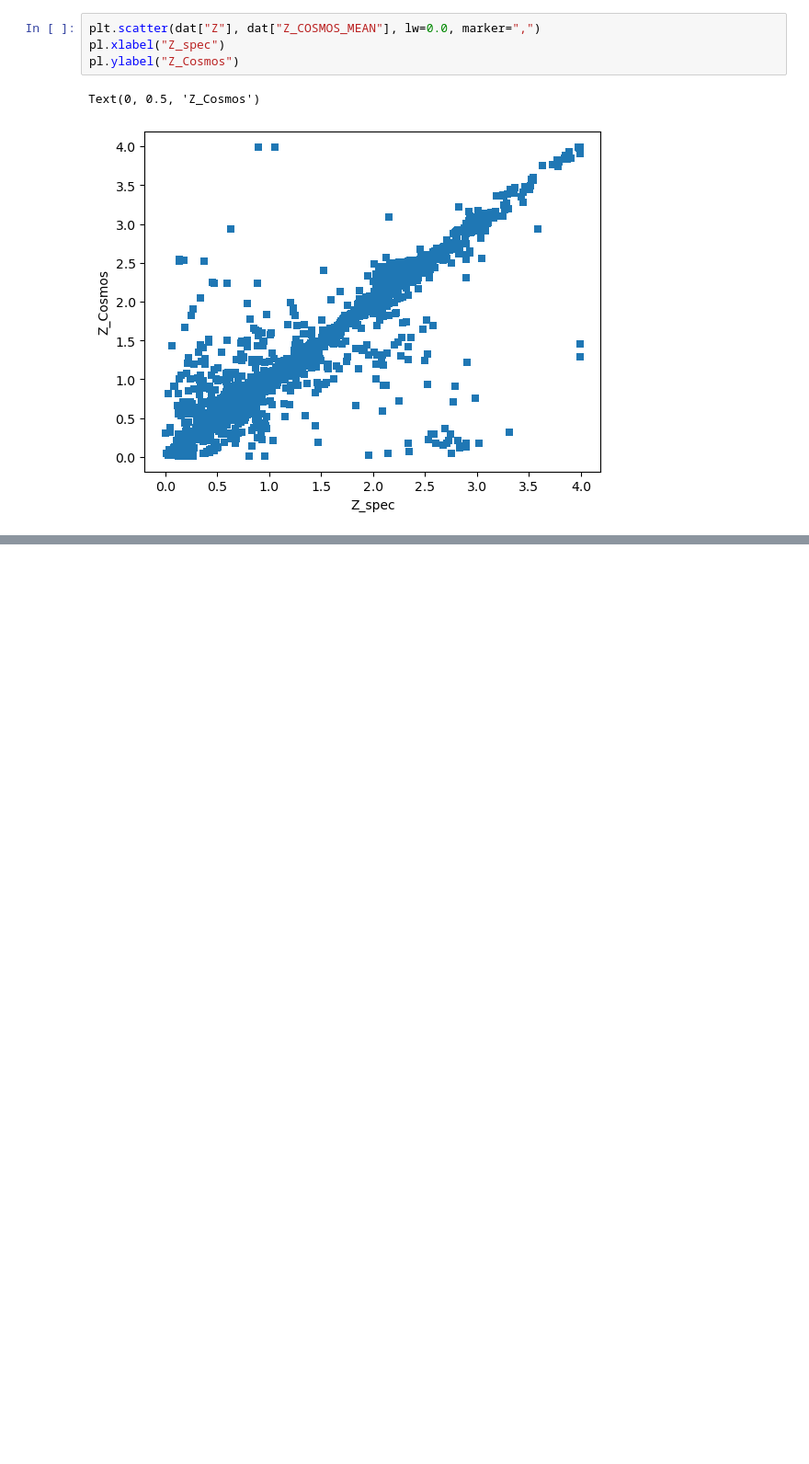
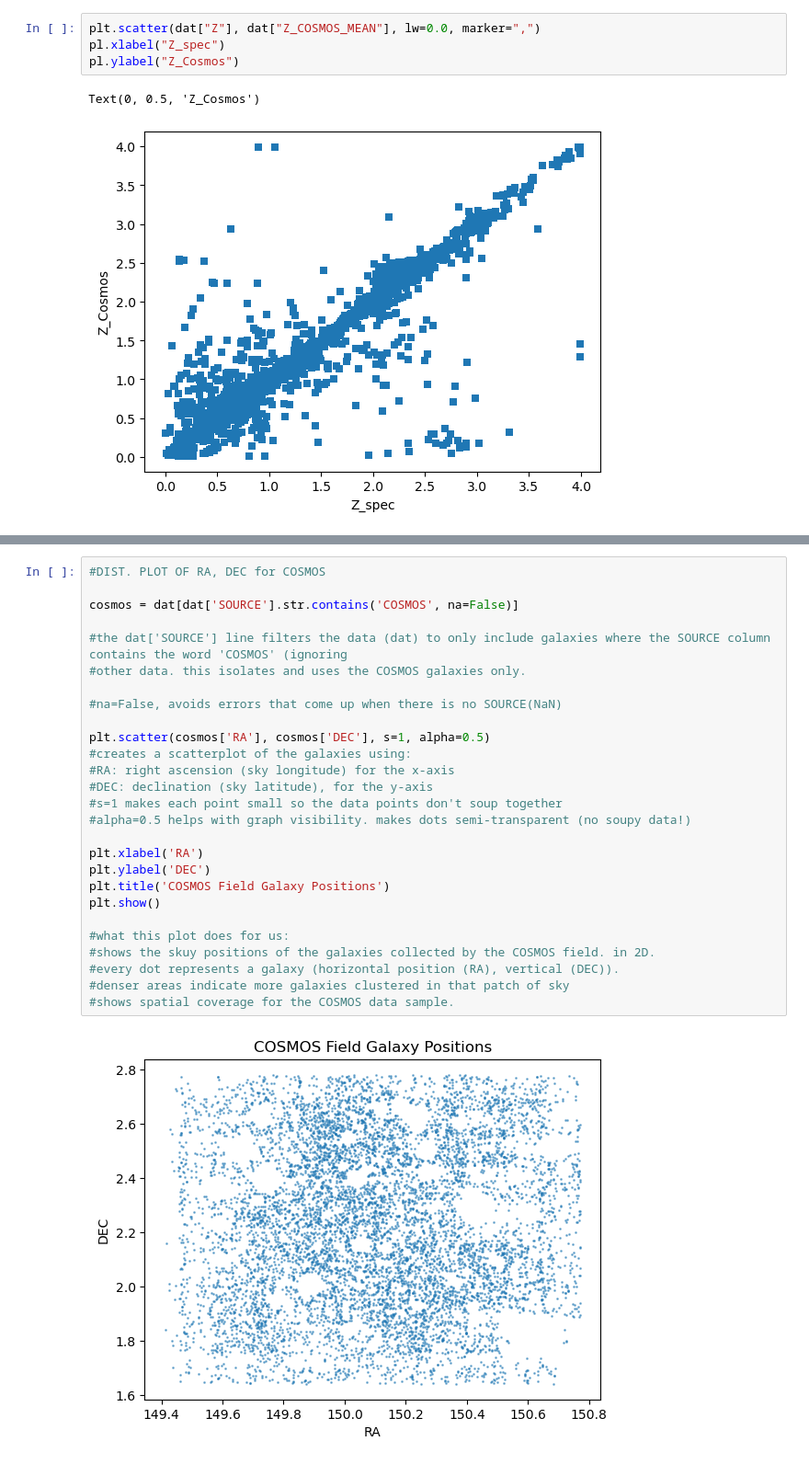
Before and after one commit to MiaBeatty/usrp_project, a Jupyter notebook: usrp_beatty.ipynb, the cells around one changed output, grey strips where cells are left out. Shown at 92% size. Drawn from its saved outputs; the diff is of its cells as text; blank space fills up the shorter version.

```diff
--- a/usrp_beatty.ipynb
+++ b/usrp_beatty.ipynb
@@ -40,0 +75,29 @@ Text(0, 0.5, 'Z_Cosmos')
+# %%
+#DIST. PLOT OF RA, DEC for COSMOS
+
+cosmos = dat[dat['SOURCE'].str.contains('COSMOS', na=False)]
+
+#the dat['SOURCE'] line filters the data (dat) to only include galaxies where the SOURCE column contains the word 'COSMOS' (ignoring
+#other data. this isolates and uses the COSMOS galaxies only.
+
+#na=False, avoids errors that come up when there is no SOURCE(NaN)
+
+plt.scatter(cosmos['RA'], cosmos['DEC'], s=1, alpha=0.5)
+#creates a scatterplot of the galaxies using:
+#RA: right ascension (sky longitude) for the x-axis
+#DEC: declination (sky latitude), for the y-axis
+#s=1 makes each point small so the data points don't soup together
+#alpha=0.5 helps with graph visibility. makes dots semi-transparent (no soupy data!)
+
+plt.xlabel('RA')
+plt.ylabel('DEC')
+plt.title('COSMOS Field Galaxy Positions')
+plt.show()
+
+#what this plot does for us:
+#shows the skuy positions of the galaxies collected by the COSMOS field. in 2D.
+#every dot represents a galaxy (horizontal position (RA), vertical (DEC)).
+#denser areas indicate more galaxies clustered in that patch of sky
+#shows spatial coverage for the COSMOS data sample.
+# %% [output]
+[figure, added]
```
Also changed, not shown: parts of 15 cells of this notebook.
